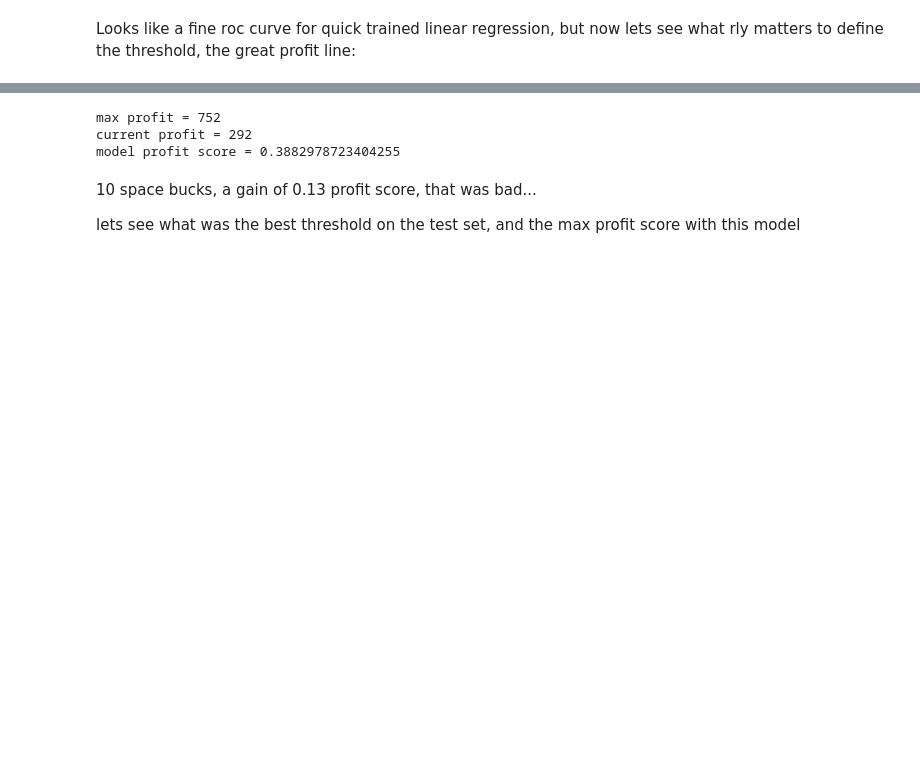
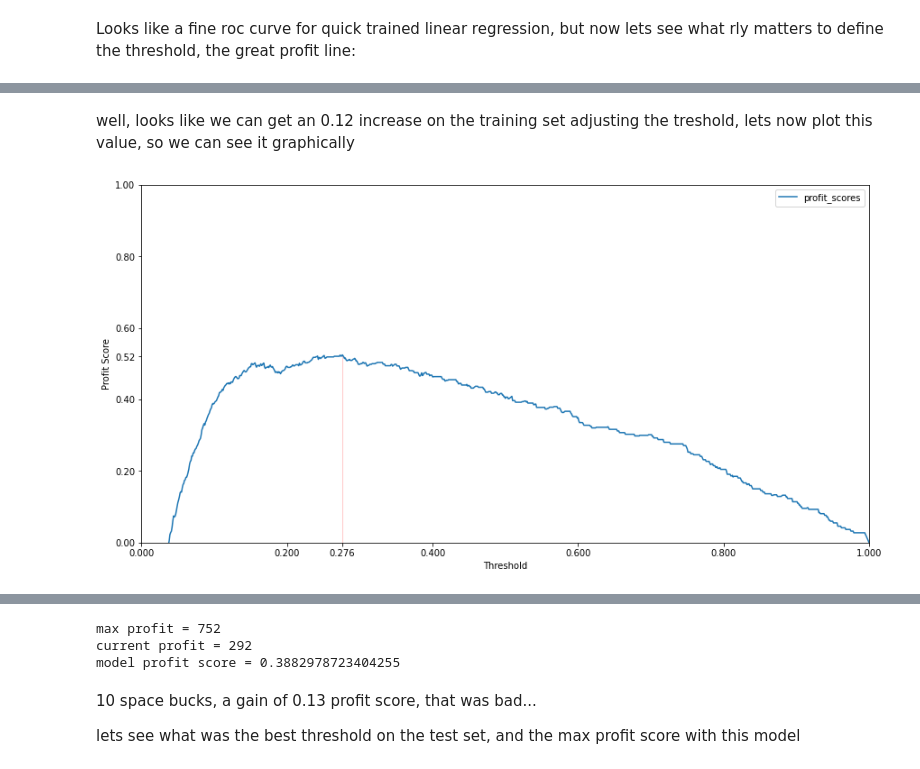
Before and after one commit to TMKlautau/ifood_test_case_start_to_finish, a Jupyter notebook: Ifood_Data_analysis.ipynb, the cells around one changed output, grey strips where cells are left out. Saved outputs shown, nothing was run; the diff lists cells and outputs as text; code cells hidden in the pictures; blank space fills up the shorter version.

```diff
--- a/Ifood_Data_analysis.ipynb
+++ b/Ifood_Data_analysis.ipynb
@@ -411,9 +449,13 @@ but lets do this now:
 # %%
-y_pred_proba = lg.predict_proba(X_train)[:,1]
-decision_thresholds = [i/1000 for i in range(1,1000)]
-dt_profit_scores = []
-for tresh in decision_thresholds:
-    aux_y_pred = (y_pred_proba >= tresh).astype(int)
-    aux_cf_m = confusion_matrix(y_train, aux_y_pred)
-    aux_profit_score = (aux_cf_m[1][1]*8 - aux_cf_m[0][1]*3)/(y_train.sum()*8)
-    dt_profit_scores.append(aux_profit_score)
+def get_profit_score_by_threshold(clf, X, y, n=1000):
+    '''put n as a parameter just bcs I felt the one calling the function should have control over it, even if I dont use it on this notebook
+    '''
+    y_pred_proba = clf.predict_proba(X)[:,1]
+    decision_thresholds = [i/n for i in range(0,n+1)]
+    dt_profit_scores = []
+    for tresh in decision_thresholds:
+        aux_y_pred = (y_pred_proba >= tresh).astype(int)
+        aux_cf_m = confusion_matrix(y, aux_y_pred)
+        aux_profit_score = (aux_cf_m[1][1]*8 - aux_cf_m[0][1]*3)/(y.sum()*8)
+        dt_profit_scores.append(aux_profit_score)
+    return decision_thresholds, dt_profit_scores
@@ -438,0 +462,4 @@ display(aux_df[aux_df.index==0.5])
+# %%
+decision_thresholds, dt_profit_scores = get_profit_score_by_threshold(lg, X_train, y_train)
+# %%
+lg_t_p_df = pd.DataFrame(index= decision_thresholds, data= {'profit_scores':dt_profit_scores})
@@ -439 +479,23 @@ display(aux_df[aux_df.index==0.5])
+# %% [markdown]
+well, looks like we can get an 0.12 increase on the training set adjusting the treshold, lets now plot this value, so we can see it graphically
+# %%
+def plot_profit_thresh_from_df(t_p_df):
+    t_p_fig, t_p_ax = plt.subplots(figsize=(12,6), tight_layout = {'pad': 0})
+    t_p_df.plot(y='profit_scores', use_index=True, ax=t_p_ax)
+    t_p_ax.set_ylim([0,1])
+    t_p_ax.set_xlim([0,1])
+    t_p_ax.set_ylabel('Profit Score')
+    t_p_ax.set_xlabel('Threshold')
+    return t_p_fig, t_p_ax
+# %%
+lg_t_p_fig, lg_t_p_ax = plot_profit_thresh_from_df(lg_t_p_df)
+current_thresh_index = np.abs(thresholds - 0.276).argmin()
+lg_t_p_ax.set_xticks([i/5 for i in range(6)] + [0.276])
+lg_t_p_ax.set_yticks([i/5 for i in range(6)] + [0.52])
+sns.lineplot([0.276,0.276], [0,0.524], color= 'red', ax= lg_t_p_ax)
+
+plt.close()
+lg_t_p_fig
+# %% [output]
+[figure, added]
 # %%
```
Also changed, not shown: parts of 98 cells of this notebook.
